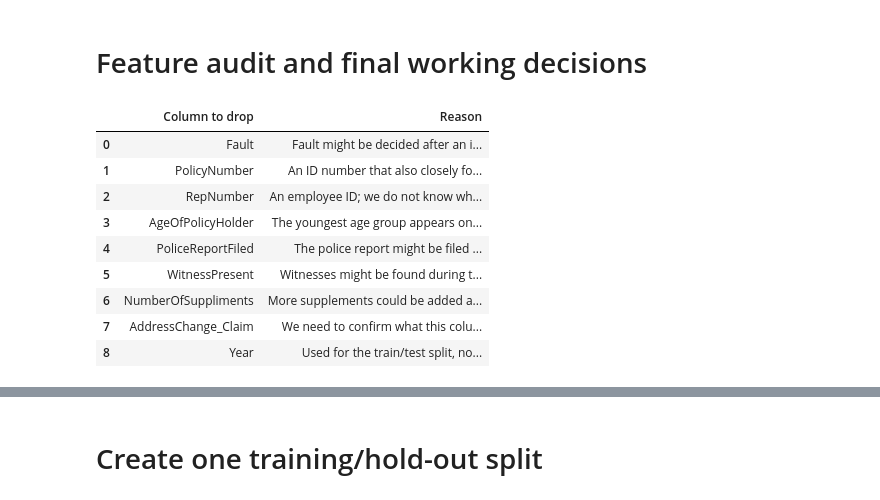
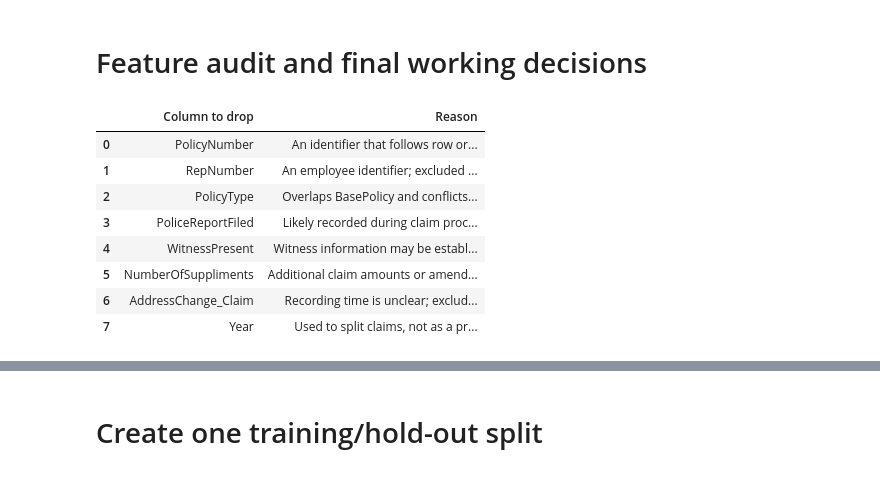
Before and after one commit to Break-Through-Tech/LexisNexis-1B-detecting-fraudulent-insurance-claims, a Jupyter notebook: notebooks/Mohammad_Ikbal_Baseline_Models.ipynb, the cells around one changed output, grey strips where cells are left out. Saved outputs shown, nothing was run; the diff lists cells and outputs as text; code cells hidden in the pictures.

```diff
--- a/notebooks/Mohammad_Ikbal_Baseline_Models.ipynb
+++ b/notebooks/Mohammad_Ikbal_Baseline_Models.ipynb
@@ -11,12 +13,18 @@ from sklearn.metrics import (accuracy_score, precision_score, recall_score,
 
 pd.set_option('display.max_columns', None)
 # %%
-df = pd.read_csv('../data/fraud_oracle.csv')
-print('Rows and columns:', df.shape)
-display(df.head())
-display(pd.DataFrame({'Data type': df.dtypes.astype(str),
-                      'Missing values': df.isna().sum(),
-                      'Unique values': df.nunique()}))
+DATA_PATH = '../data/fraud_oracle.csv'
+df = pd.read_csv(DATA_PATH, encoding='utf-8-sig')
+print('Original rows and columns:', df.shape)
+
+broken_row = (df['MonthClaimed'].astype(str).str.strip() == '0') | (df['DayOfWeekClaimed'].astype(str).str.strip() == '0')
+print('Rows to remove:', broken_row.sum())
+display(df.loc[broken_row, ['PolicyNumber', 'MonthClaimed', 'DayOfWeekClaimed', 'Age']])
+assert broken_row.sum() == 1, 'Check the dictionary before removing a different number of rows.'
+assert df.loc[broken_row, 'PolicyNumber'].tolist() == [1517]
+df = df.loc[~broken_row].copy()
+
+print('Rows after cleaning:', len(df))
+print('Remaining zero ages:', (df['Age'] == 0).sum())
 print('Duplicate rows:', df.duplicated().sum())
-print('Rows with Age = 0:', (df['Age'] == 0).sum())
 # %% [output]
@@ -51,47 +38,36 @@ Rows with Age = 0: 320
 # %% [markdown]
 # Feature audit and final working decisions
 # %%
-# These columns should be out of the baseline for now.
-# Some may contain information we would not know when a claim is first filed.
 drop_reasons = {
-    'Fault': 'Fault might be decided after an investigation.',
-    'PolicyNumber': 'An ID number that also closely follows the year.',
-    'RepNumber': 'An employee ID; we do not know when they were assigned.',
-    'AgeOfPolicyHolder': 'The youngest age group appears only when Age is 0.',
-    'PoliceReportFiled': 'The police report might be filed later.',
-    'WitnessPresent': 'Witnesses might be found during the investigation.',
-    'NumberOfSuppliments': 'More supplements could be added after filing.',
-    'AddressChange_Claim': 'We need to confirm what this column means.',
-    'Year': 'Used for the train/test split, not as a model input.'
+    'PolicyNumber': 'An identifier that follows row order and year.',
+    'RepNumber': 'An employee identifier; excluded by team decision.',
+    'PolicyType': 'Overlaps BasePolicy and conflicts with VehicleCategory in some rows.',
+    'PoliceReportFiled': 'Likely recorded during claim processing.',
+    'WitnessPresent': 'Witness information may be established during investigation.',
+    'NumberOfSuppliments': 'Additional claim amounts or amendments may be added later.',
+    'AddressChange_Claim': 'Recording time is unclear; excluded by team decision.',
+    'Year': 'Used to split claims, not as a predictor.'
 }
-
-# Showing what columns that are being dropped and the reasons for dropping them.
-drop_summary = pd.DataFrame(
-    drop_reasons.items(),
-    columns=['Column to drop', 'Reason']
-)
-
-display(drop_summary)
-
-# Keep the remaining columns, excluding the label as well
-kept_columns = [
-    column for column in df.columns
-    if column not in drop_reasons and column != 'FraudFound_P'
-]
-
-print('Columns we are keeping:')
-for column in kept_columns:
-    print('-', column)
-
-print('\nNumber of columns kept:', len(kept_columns))
+display(pd.DataFrame(drop_reasons.items(), columns=['Column to drop', 'Reason']))
+kept_columns = [column for column in df.columns
+                if column not in drop_reasons and column != 'FraudFound_P']
+print('Columns kept:', kept_columns)
+print('Original input count:', len(kept_columns))
+display(pd.DataFrame({
+    'Column': ['Fault', 'AgeOfPolicyHolder', 'Sex'],
+    'Note': ['Kept but flagged: timing at first filing remains uncertain.',
+             'Kept as a bucket; youngest bucket overlaps missing Age.',
+             'Kept per dictionary; subgroup fairness needs review before deployment.']
+}))
+assert 'Fault' in kept_columns and 'AgeOfPolicyHolder' in kept_columns
+assert 'PolicyType' not in kept_columns
 # %% [output]
 |  | Column to drop | Reason |
-| 0 | Fault | Fault might be decided after an i... |
-| 1 | PolicyNumber | An ID number that also closely fo... |
-| 2 | RepNumber | An employee ID; we do not know wh... |
-| 3 | AgeOfPolicyHolder | The youngest age group appears on... |
-| 4 | PoliceReportFiled | The police report might be filed ... |
-| 5 | WitnessPresent | Witnesses might be found during t... |
-| 6 | NumberOfSuppliments | More supplements could be added a... |
-| 7 | AddressChange_Claim | We need to confirm what this colu... |
-| 8 | Year | Used for the train/test split, no... |
+| 0 | PolicyNumber | An identifier that follows row or... |
+| 1 | RepNumber | An employee identifier; excluded ... |
+| 2 | PolicyType | Overlaps BasePolicy and conflicts... |
+| 3 | PoliceReportFiled | Likely recorded during claim proc... |
+| 4 | WitnessPresent | Witness information may be establ... |
+| 5 | NumberOfSuppliments | Additional claim amounts or amend... |
+| 6 | AddressChange_Claim | Recording time is unclear; exclud... |
+| 7 | Year | Used to split claims, not as a pr... |
```
Also changed, not shown: parts of 38 cells of this notebook.
